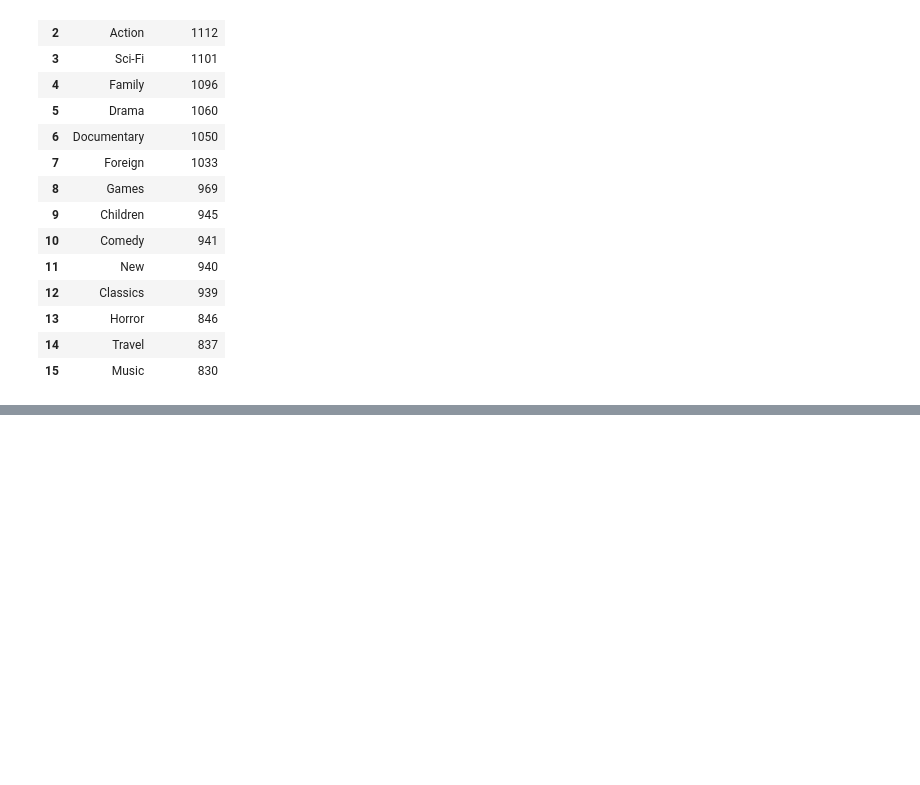
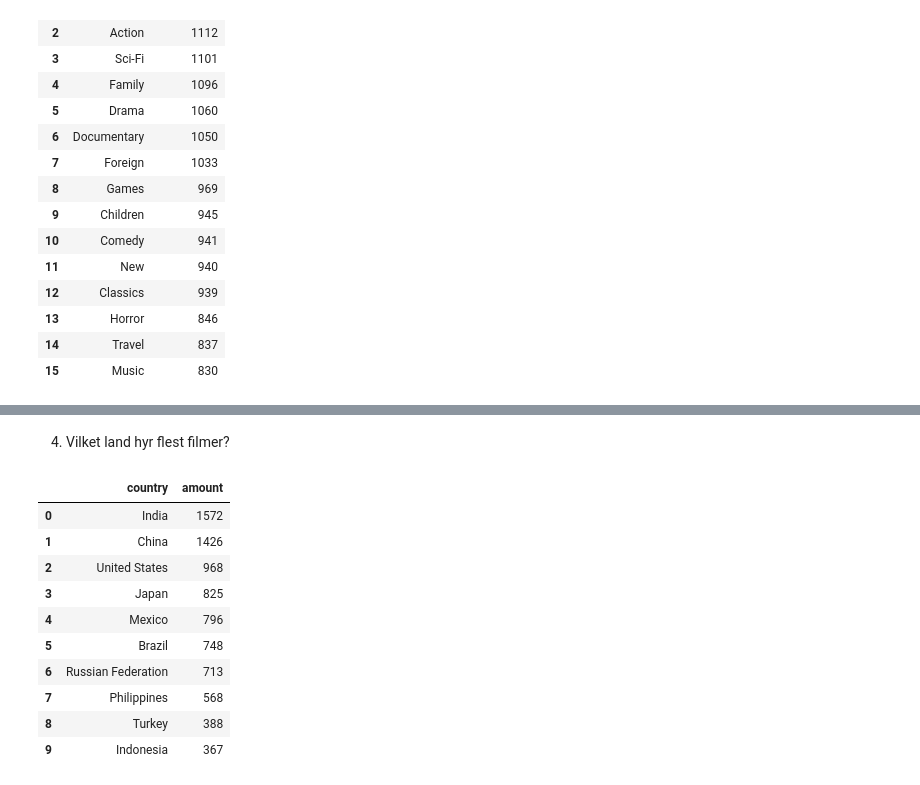
Before and after one commit to luckepucke6/sakila_lab_lucas_lindh, a Jupyter notebook: notebooks/eda_sakila.ipynb, the cells around one changed output, grey strips where cells are left out. Drawn from its saved outputs; the diff is of its cells as text; code cells hidden in the pictures; blank space fills up the shorter version.

```diff
--- a/notebooks/eda_sakila.ipynb
+++ b/notebooks/eda_sakila.ipynb
@@ -344,0 +365,31 @@ ORDER BY sum_rental DESC;""").df()
+# %% [markdown]
+4. Vilket land hyr flest filmer?
+# %%
+con.sql("""--sql
+SELECT
+    co.country,
+    COUNT(r.rental_id) AS amount
+FROM
+    rental r
+JOIN customer c ON c.customer_id = r.customer_id
+JOIN address a ON c.address_id = a.address_id
+JOIN city ci ON ci.city_id = a.city_id
+JOIN country co ON ci.country_id = co.country_id
+GROUP BY
+    country
+ORDER BY
+    amount DESC
+LIMIT 10;
+""").df()
+# %% [output]
+|  | country | amount |
+| 0 | India | 1572 |
+| 1 | China | 1426 |
+| 2 | United States | 968 |
+| 3 | Japan | 825 |
+| 4 | Mexico | 796 |
+| 5 | Brazil | 748 |
+| 6 | Russian Federation | 713 |
+| 7 | Philippines | 568 |
+| 8 | Turkey | 388 |
+| 9 | Indonesia | 367 |
```
Also changed, not shown: parts of 2 cells of this notebook, 1 other file.
